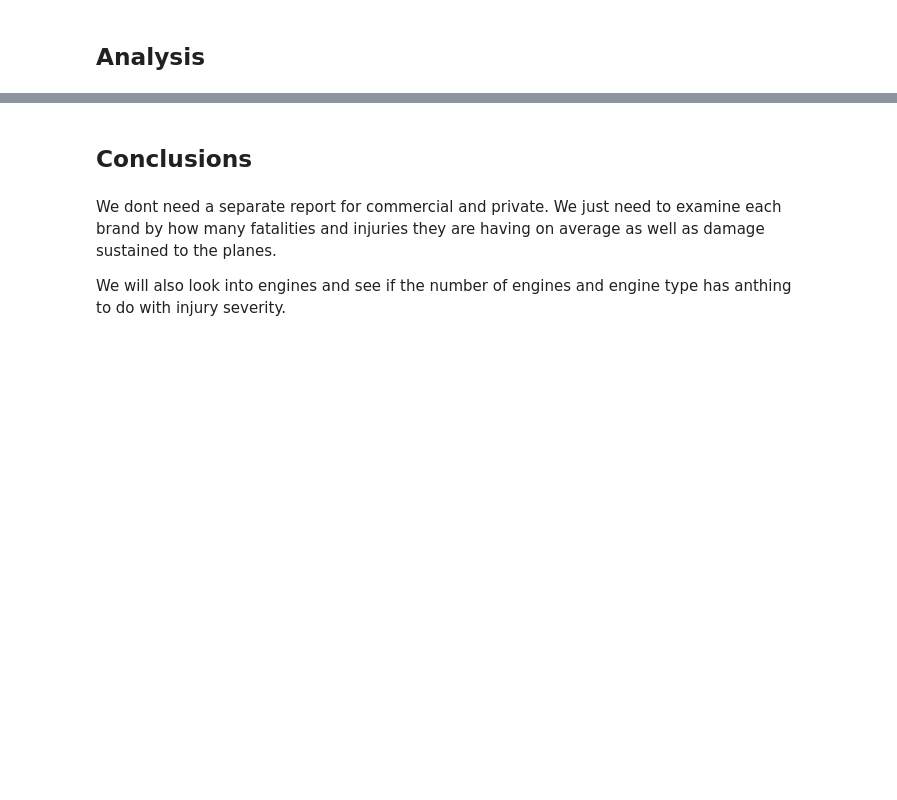
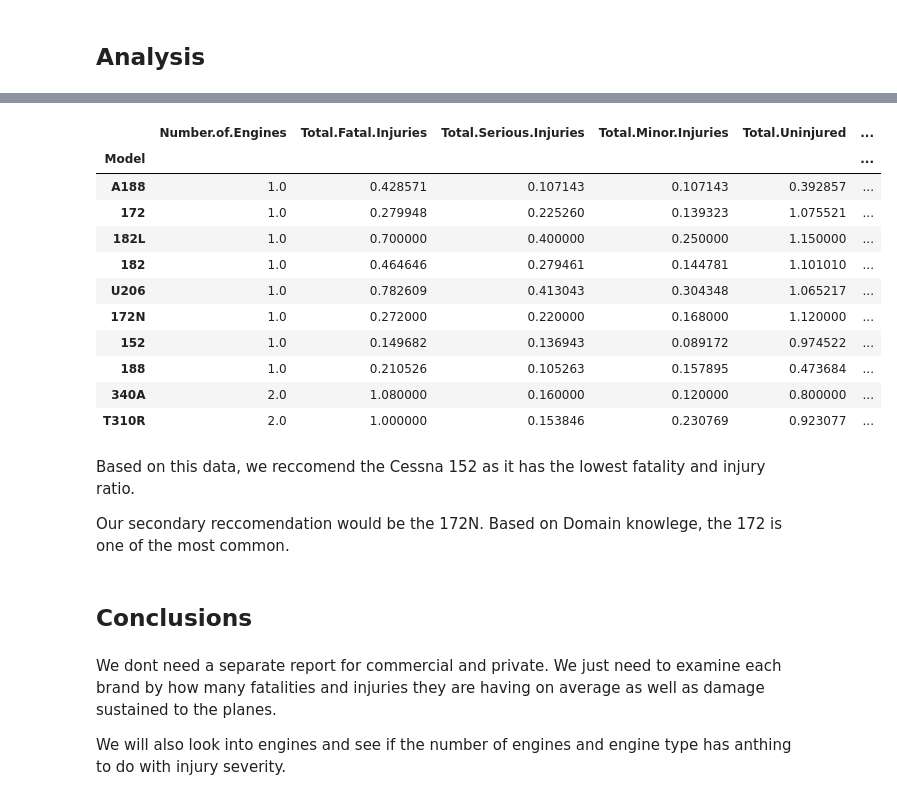
Before and after one commit to mcumiskey/Aviation-Risk-Analysis, a Jupyter notebook: aviation analysis.ipynb, the cells around one changed output, grey strips where cells are left out. Drawn from its saved outputs; the diff is of its cells as text; code cells hidden in the pictures; blank space fills up the shorter version.

```diff
--- a/aviation analysis.ipynb
+++ b/aviation analysis.ipynb
@@ -295,0 +413,3 @@ Name: count, dtype: int64
+# %%
+cessna_df =  df.loc[df['Makes_Standardized'] == 'CESSNA']
+cessna_df.describe()
@@ -296,3 +426,23 @@ Name: count, dtype: int64
+# %%
+
+cessna_df.groupby(pd.Grouper(key='Model')).mean(numeric_only=True)[:10]
+# %% [output]
+|  | Number.of.Engines | Total.Fatal.Injuries | Total.Serious.Injuries | Total.Minor.Injuries | Total.Uninjured | ... |
+| Model |  |  |  |  |  | ... |
+| A188 | 1.0 | 0.428571 | 0.107143 | 0.107143 | 0.392857 | ... |
+| 172 | 1.0 | 0.279948 | 0.225260 | 0.139323 | 1.075521 | ... |
+| 182L | 1.0 | 0.700000 | 0.400000 | 0.250000 | 1.150000 | ... |
+| 182 | 1.0 | 0.464646 | 0.279461 | 0.144781 | 1.101010 | ... |
+| U206 | 1.0 | 0.782609 | 0.413043 | 0.304348 | 1.065217 | ... |
+| 172N | 1.0 | 0.272000 | 0.220000 | 0.168000 | 1.120000 | ... |
+| 152 | 1.0 | 0.149682 | 0.136943 | 0.089172 | 0.974522 | ... |
+| 188 | 1.0 | 0.210526 | 0.105263 | 0.157895 | 0.473684 | ... |
+| 340A | 2.0 | 1.080000 | 0.160000 | 0.120000 | 0.800000 | ... |
+| T310R | 2.0 | 1.000000 | 0.153846 | 0.230769 | 0.923077 | ... |
+# %% [markdown]
+Based on this data, we reccomend the Cessna 152 as it has the lowest fatality and injury ratio.
+
+Our secondary reccomendation would be the 172N. Based on Domain knowlege, the 172 is one of the most common.
 # %% [markdown]
 ## Conclusions
 # %% [markdown]
```
Also changed, not shown: parts of 32 cells of this notebook, 2 other files.
